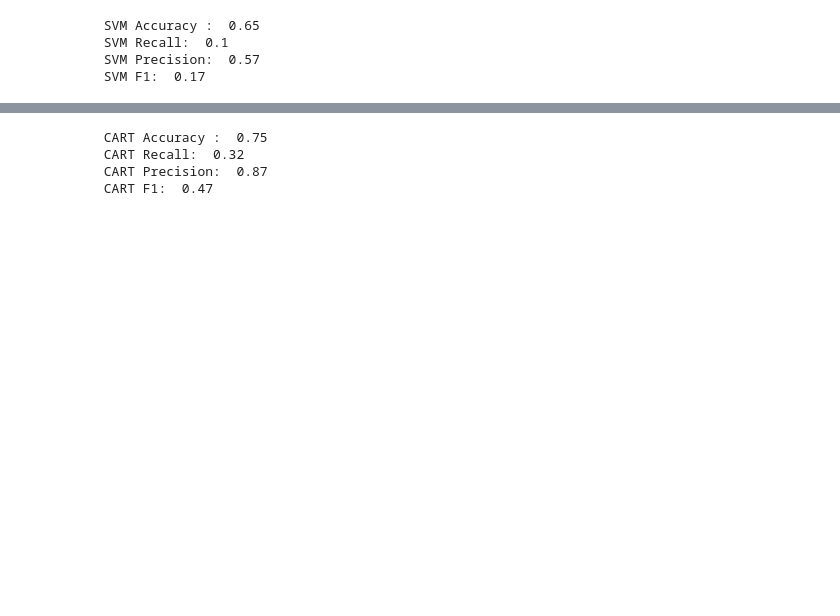
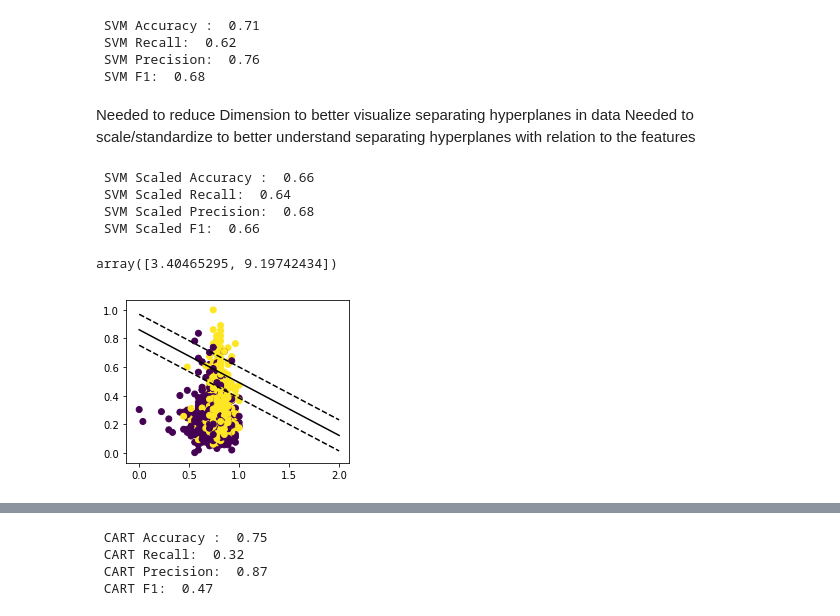
Before and after one commit to jamesijw23/5_favorite_ML, a Jupyter notebook: Week 2 Blog_Notes.ipynb, the cells around one changed output, grey strips where cells are left out. Cells and saved outputs as stored; diff of their text form; code cells hidden in the pictures; blank space fills up the shorter version.

Commit message:
I ran SVM with two features in which I scaled and normalized them, I used visuals as well.

```diff
--- a/Week 2 Blog_Notes.ipynb
+++ b/Week 2 Blog_Notes.ipynb
@@ -145,7 +147,7 @@ king = king.drop(columns=['educlv'])
 
 ## 5) Make birth weight into a three levels variable
 ##    based on percentiles and drop bwt
-king['bwt_class'] = split_into_groups(king['bwt'],'percentile')
+king['bwt_class'] = split_into_groups(king['bwt'],'median')
 king = king.drop(columns=['bwt','low'])
 # %%
 ##-------------------------------------
@@ -166,12 +168,11 @@ X_train, X_test, y_train, y_test = train_test_split(X, y,
 ##-------------------------------------
 
 ## SVM specifications
-clf_svm = SVC(C=1.0, cache_size=200, class_weight=None, coef0=0.0,
-        decision_function_shape='ovr', degree=2, gamma='auto', kernel='rbf',
-        max_iter=-1, probability=False, random_state=None, shrinking=True,
-        tol=0.001, verbose=False)
+kernel_type = 'linear'
+penalty = 1
+clf_svm = SVC(C = penalty, kernel = kernel_type)
 ## Run SVM algorithm
-clf_svm=  clf_svm.fit(X_train, y_train)
+clf_svm =  clf_svm.fit(X_train, y_train)
 ## Predict y_est_svm
 y_est_svm = clf_svm.predict(X_test)
 ## Determine Confusion matrix
@@ -179,7 +180,7 @@ cf_matrix_svm = confusion_matrix(y_est_svm,y_test)
 ## Display Metrics
 provide_results(cf_matrix_svm,'SVM')
 # %% [output]
- SVM Accuracy :  0.65
- SVM Recall:  0.1
- SVM Precision:  0.57
- SVM F1:  0.17
+ SVM Accuracy :  0.71
+ SVM Recall:  0.62
+ SVM Precision:  0.76
+ SVM F1:  0.68
@@ -189,0 +187,3 @@ provide_results(cf_matrix_svm,'SVM')
+# %% [markdown]
+Needed to reduce Dimension to better visualize separating hyperplanes in data
+Needed to scale/standardize to better understand separating hyperplanes with relation to the features
@@ -189,0 +226,41 @@ provide_results(cf_matrix_svm,'SVM')
+# %%
+##-------------------------------------
+## Step 6b) Visualize SVM Scaled
+##-------------------------------------
+## Run SVM algorithm
+clf_svm =  clf_svm.fit(X_train_reduced_scaled, y_train)
+## Predict y_est_svm
+y_est_svm = clf_svm.predict(X_test_reduced_scaled)
+## Determine Confusion matrix
+cf_matrix_svm = confusion_matrix(y_est_svm,y_test)
+## Display Metrics
+provide_results(cf_matrix_svm,'SVM Scaled')
+
+# Get the separating hyperplane
+w = clf_svm.coef_[0]
+a = -w[0] / w[1]
+xx = np.linspace(0, 2)
+yy = a * xx - (clf_svm.intercept_[0]) / w[1]
+
+## Create Margins to find parallel Hyperplanes
+margin = 1 / np.sqrt(np.sum(clf_svm.coef_ ** 2))
+yy_down = yy - np.sqrt(1 + a ** 2) * margin
+yy_up = yy + np.sqrt(1 + a ** 2) * margin
+
+# plot the line, the points, and the nearest vectors to the plane
+_ = plt.figure(fignum, figsize=(4, 3))
+_ = plt.clf()
+_ = plt.plot(xx, yy, 'k-')
+_ = plt.plot(xx, yy_down, 'k--')
+_ = plt.plot(xx, yy_up, 'k--')
+
+
+_ = plt.scatter(X_train_reduced_scaled['gest_scaled'],
+                X_train_reduced_scaled['wpre_scaled'], c=y_train)
+# %% [output]
+ SVM Scaled Accuracy :  0.66
+ SVM Scaled Recall:  0.64
+ SVM Scaled Precision:  0.68
+ SVM Scaled F1:  0.66
+array([3.40465295, 9.19742434])
+[figure, added]
```
Also changed, not shown: parts of 5 cells of this notebook.
